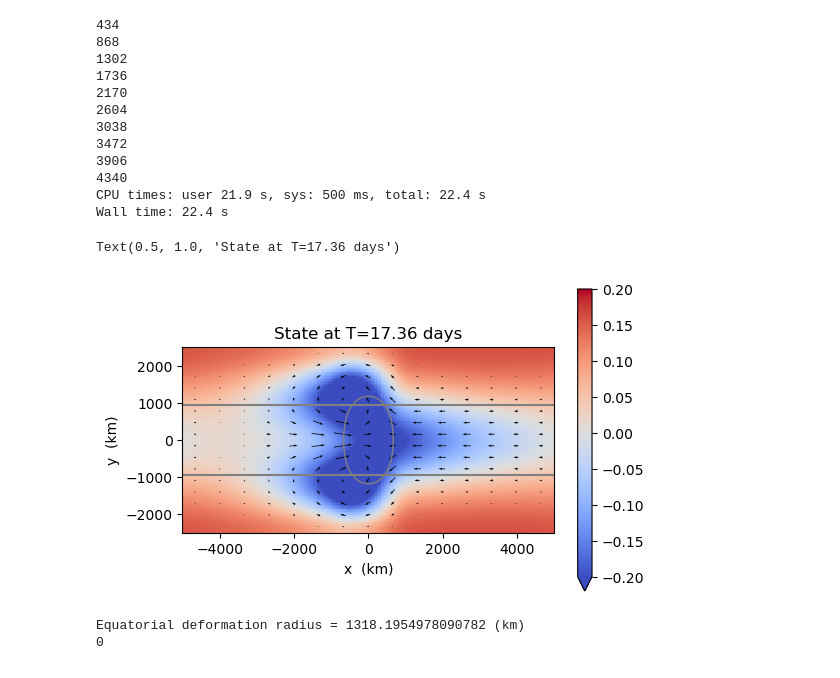
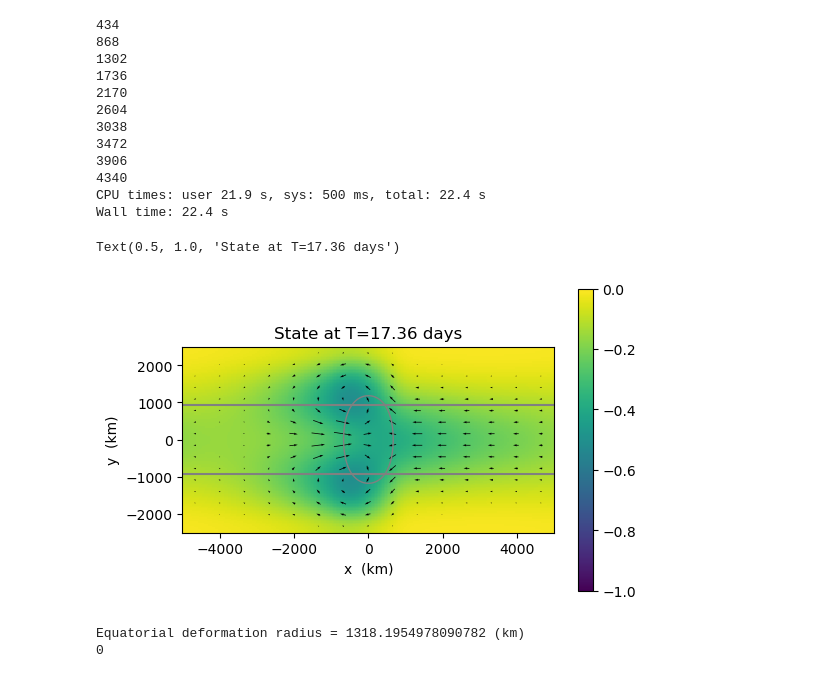
Before and after one commit to AndrewILWilliams/MatGill_CRM, a Jupyter notebook: shallow_water_model/matgill_test.ipynb, the cells around one changed output. Cells and saved outputs as stored; diff of their text form; code cells hidden in the pictures.

```diff
--- a/shallow_water_model/matgill_test.ipynb
+++ b/shallow_water_model/matgill_test.ipynb
@@ -9,7 +9,7 @@ from plotting import plot_wind_arrows
 import warnings
 warnings.simplefilter(action='ignore', category=DeprecationWarning)
 # %%
-def run_linear_model(beta=2.28e-11, equivalent_depth=10, Q0=3, matgill_yexp=2):
+def run_linear_model(beta=2.28e-11, equivalent_depth=10, Q0=3, xscale=1, matgill_yexp=2):
     """
     Params:
 
@@ -56,11 +56,11 @@ def run_linear_model(beta=2.28e-11, equivalent_depth=10, Q0=3, matgill_yexp=2):
     # which is not what we're interested in...
     # So instead just scale by 1000km
     x, y = np.meshgrid(atmos.phix/1e6, atmos.phiy/1e6)
-    k = np.pi/2
+    k = xscale*np.pi/2
     # Added -ve sign so it's representative of the low-level flow
     # i.e. a negative pressure anom (from deep convection)
     Q = -1*(Q0*np.exp(-(1/2)*y**matgill_yexp)*np.cos(k*x))
-    Q[np.abs(x) > 1] = 0 # Fix this! the ">1" clause DEPENDS on `matgill_exp`!
+    Q[np.abs(x) > 1/xscale] = 0 # Make this more general...the ">1" clause DEPENDS on `k` I think?
     Q = Q.T
 
     @atmos.add_forcing
@@ -205,28 +277,28 @@ Wall time: 22.4 s
 # %%
 fig, ax = plt.subplots(dpi=100, figsize=(6, 4))
 
-(height_betax0p5-height_betax0p5.mean()).plot(ax=ax, vmin=-0.2, vmax=0.2, cmap='coolwarm')
-#height_betax0p5.plot(ax=ax)
+#(height_betax0p5-height_betax0p5.mean()).plot(ax=ax, vmin=-0.2, vmax=0.2, cmap='coolwarm')
+height_betax0p5.plot(ax=ax, vmin=-1, vmax=0)
 forcing_betax0p5.plot.contour(ax=ax, levels=[-1*abs(forcing_betax0p5).max()/2],
                      colors='grey',
                      linestyles='-', linewidths=1)
 
 x,y=np.meshgrid(height_betax0p5.x, height_betax0p5.y)
 plot_wind_arrows(atmos_betax0p5, (x,y), narrows=(15,15), hide_below=0.05, color='k')
 
 ax.hlines(y=932, xmin=-5000, xmax=5000, color='grey')
 ax.hlines(y=-932, xmin=-5000, xmax=5000, color='grey')
 
 ax.set_aspect('equal')
 ax.set_xlabel('x  (km)')
 ax.set_ylabel('y  (km)')
 
 ax.set_title('State at T=%.2f days' % (atmos.t / 86400.0))
 
 #plt.colorbar()
 # %% [output]
 Text(0.5, 1.0, 'State at T=17.36 days')
-[figure, old version]
+[figure, new version]
 # %%
 %%time
 
```
Also changed, not shown: parts of 8 cells of this notebook, 1 other file.
